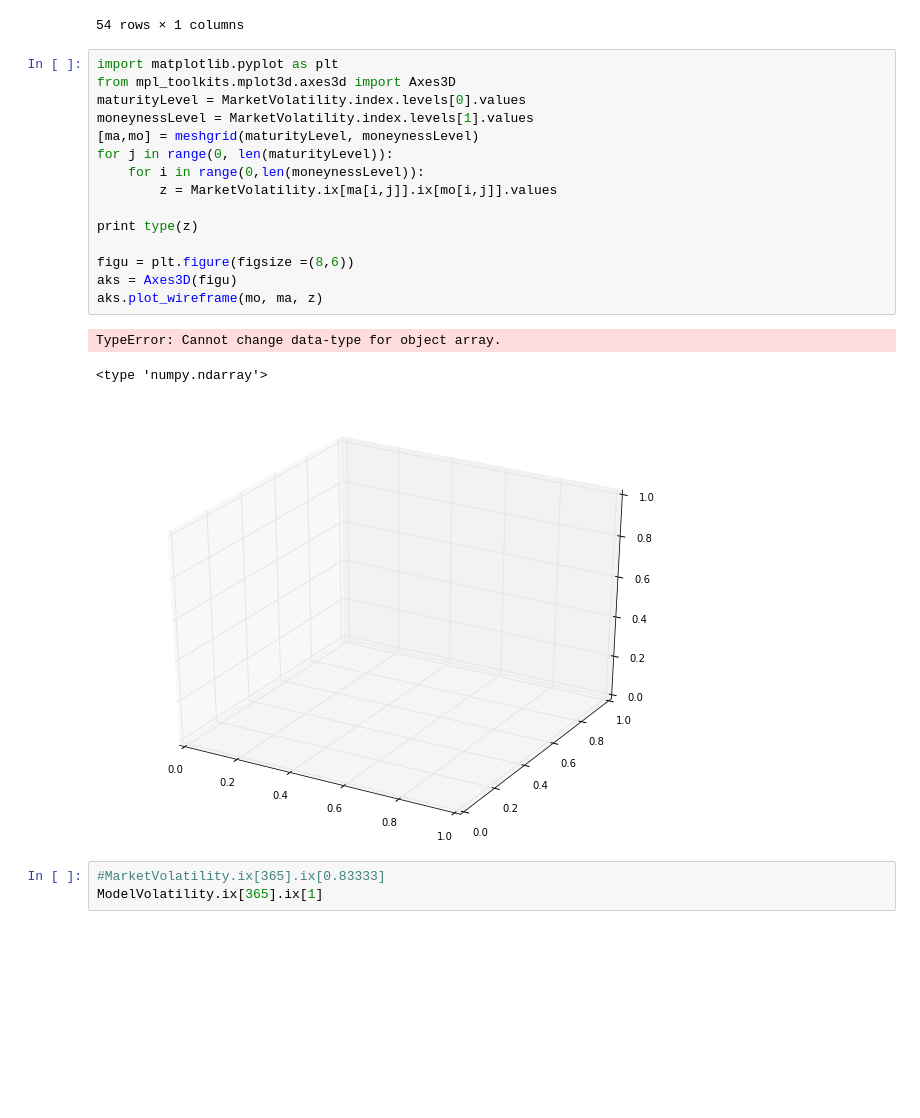
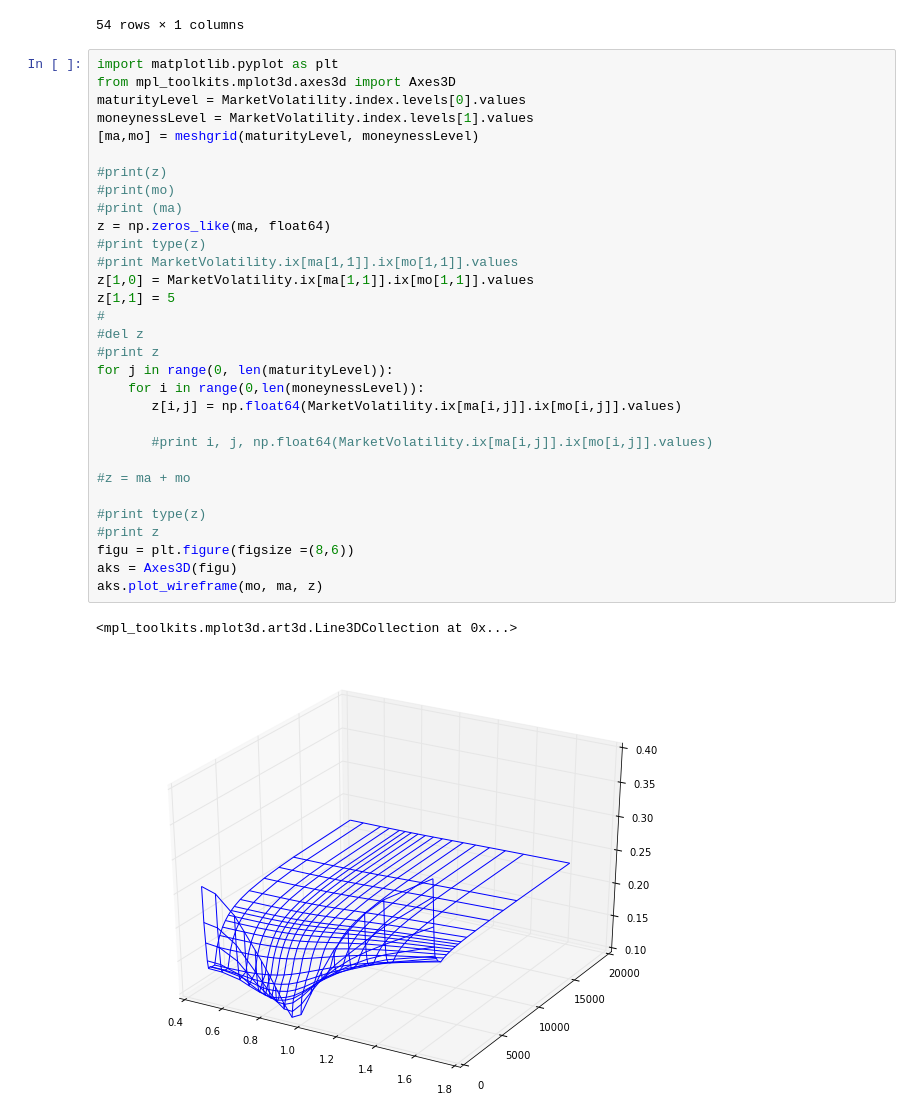
Before and after one commit to ZaighumRajput/IPython, a Jupyter notebook: Finance/comparingVolatilitySurfaces.ipynb, the cells around one changed output. Cells and saved outputs as stored; diff of their text form; blank space fills up the shorter version.

```diff
--- a/Finance/comparingVolatilitySurfaces.ipynb
+++ b/Finance/comparingVolatilitySurfaces.ipynb
@@ -200,22 +200,34 @@ ModelVolatility
 # %%
 import matplotlib.pyplot as plt
 from mpl_toolkits.mplot3d.axes3d import Axes3D
 maturityLevel = MarketVolatility.index.levels[0].values
 moneynessLevel = MarketVolatility.index.levels[1].values
 [ma,mo] = meshgrid(maturityLevel, moneynessLevel)
+
+#print(z)
+#print(mo)
+#print (ma)
+z = np.zeros_like(ma, float64)
+#print type(z)
+#print MarketVolatility.ix[ma[1,1]].ix[mo[1,1]].values
+z[1,0] = MarketVolatility.ix[ma[1,1]].ix[mo[1,1]].values
+z[1,1] = 5
+#
+#del z
+#print z
 for j in range(0, len(maturityLevel)):
     for i in range(0,len(moneynessLevel)):
-        z = MarketVolatility.ix[ma[i,j]].ix[mo[i,j]].values
+       z[i,j] = np.float64(MarketVolatility.ix[ma[i,j]].ix[mo[i,j]].values)
 
-print type(z)
+       #print i, j, np.float64(MarketVolatility.ix[ma[i,j]].ix[mo[i,j]].values)
 
+#z = ma + mo
+
+#print type(z)
+#print z
 figu = plt.figure(figsize =(8,6))
 aks = Axes3D(figu)
 aks.plot_wireframe(mo, ma, z)
 # %% [output]
-TypeError: Cannot change data-type for object array.
+<mpl_toolkits.mplot3d.art3d.Line3DCollection at 0x...>
-<type 'numpy.ndarray'>
-[figure, old version]
+[figure, new version]
-# %%
-#MarketVolatility.ix[365].ix[0.83333]
-ModelVolatility.ix[365].ix[1]
```
Also changed, not shown: parts of 3 cells of this notebook, 1 other file.
